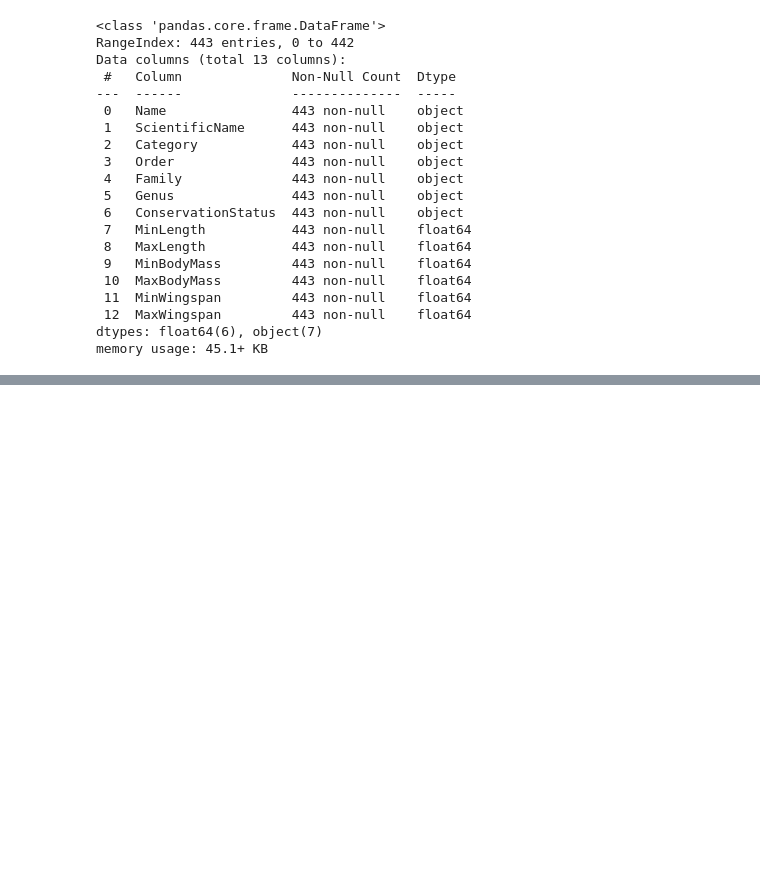
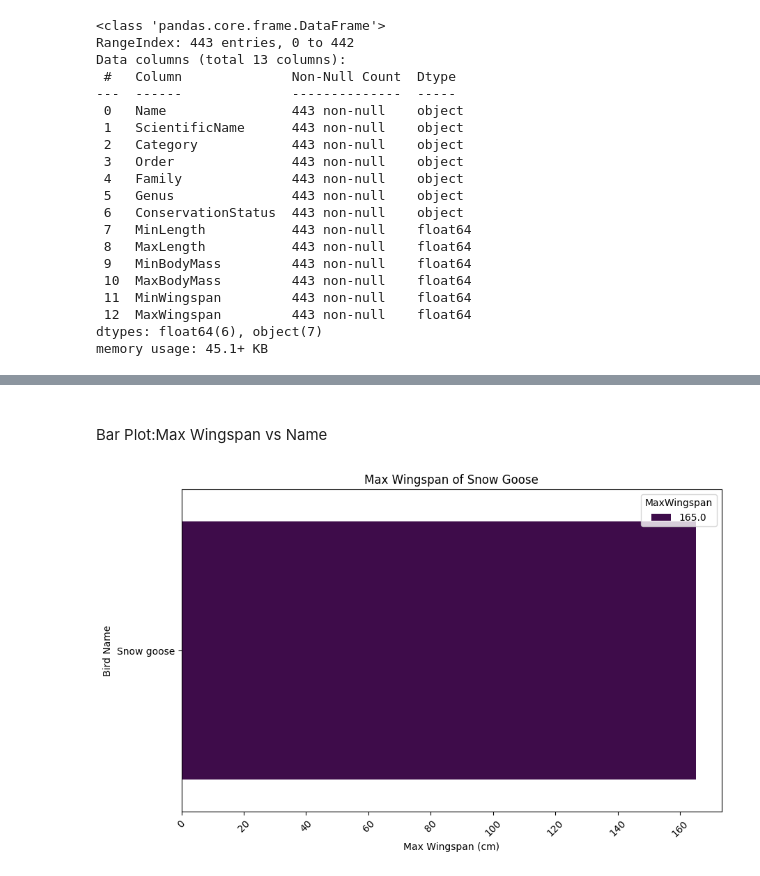
Before and after one commit to Faizaaminu/ML_Assessment, a Jupyter notebook: Data Visualiztion/visualization_quantities.ipynb, the cells around one changed output, grey strips where cells are left out. Cells and saved outputs as stored; diff of their text form; code cells hidden in the pictures; blank space fills up the shorter version.

```diff
--- a/Data Visualiztion/visualization_quantities.ipynb
+++ b/Data Visualiztion/visualization_quantities.ipynb
@@ -322,4 +60,0 @@ plt.show()
-# %%
-category_count = birds.value_counts(birds['Category'].values, sort=True)
-plt.rcParams['figure.figsize'] = [6, 12]
-category_count.plot.barh()
@@ -331,5 +60,0 @@ Show the categories with their maxlength displayed per category
-# %%
-maxlength = birds['MaxLength']
-plt.barh(y=birds['Category'], width=maxlength)
-plt.rcParams['figure.figsize'] = [6, 12]
-plt.show()
@@ -360,9 +60,0 @@ plt.show()
-# %%
-#import matplotlib.pyplot as plt
-
-birds.set_index("Family")[["MinLength", "MaxLength"]].plot(kind="bar")
-plt.title("MaxWingspan")
-plt.ylabel("MaxWingspan")
-plt.xticks(rotation=45)
-plt.tight_layout()
-plt.show()
@@ -370,0 +76,4 @@ plt.show()
+# %%
+#Filter for snow goose
+snow_geese=birds[birds['Name'].str.contains("Snow goose", case=False)]
+snow_geese
@@ -370,0 +95,12 @@ plt.show()
+# %% [markdown]
+<br>Bar Plot:Max Wingspan vs Name</br>
+# %%
+plt.figure(figsize=(10, 6))
+sns.barplot(data=snow_geese, x='MaxWingspan', y='Name',hue='MaxWingspan',palette='viridis')
+plt.title('Max Wingspan of Snow Goose')
+plt.xlabel('Max Wingspan (cm)')
+plt.ylabel('Bird Name')
+plt.xticks(rotation=45)
+plt.show()
+# %% [output]
+[figure, added]
```
Also changed, not shown: parts of 48 cells of this notebook.
